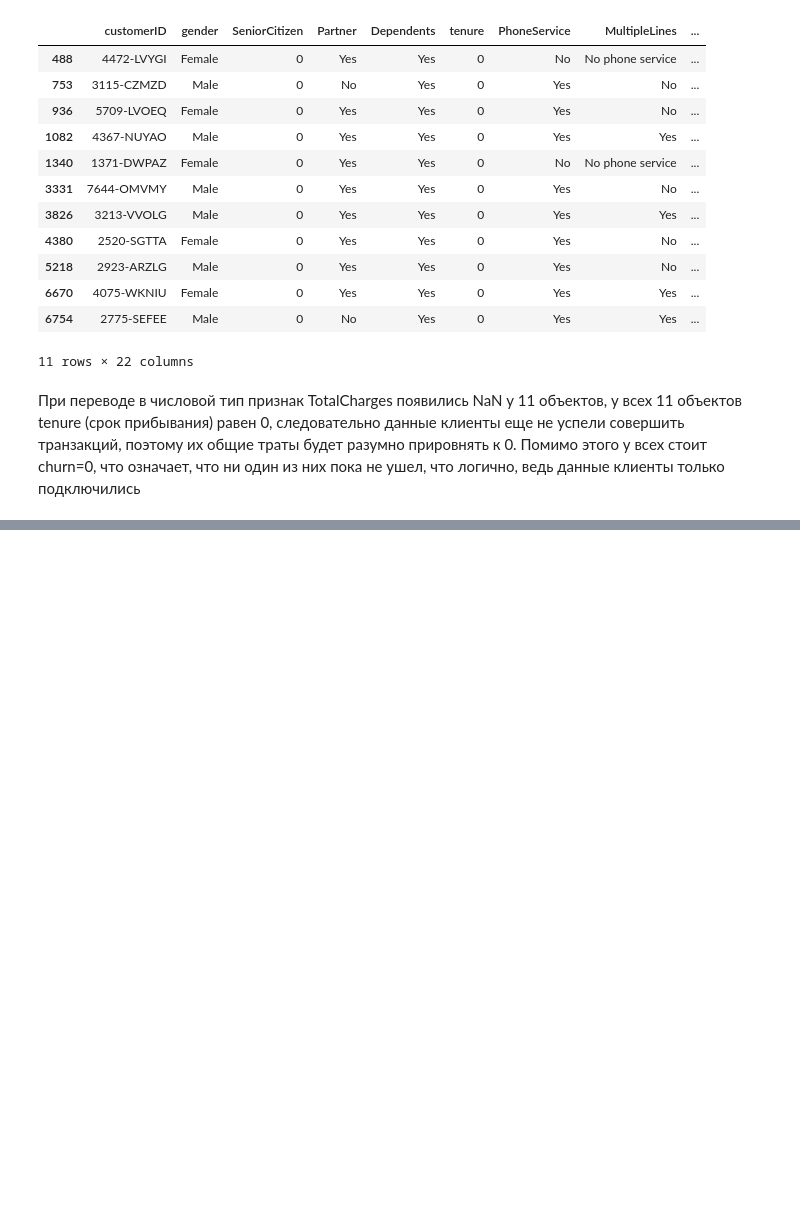
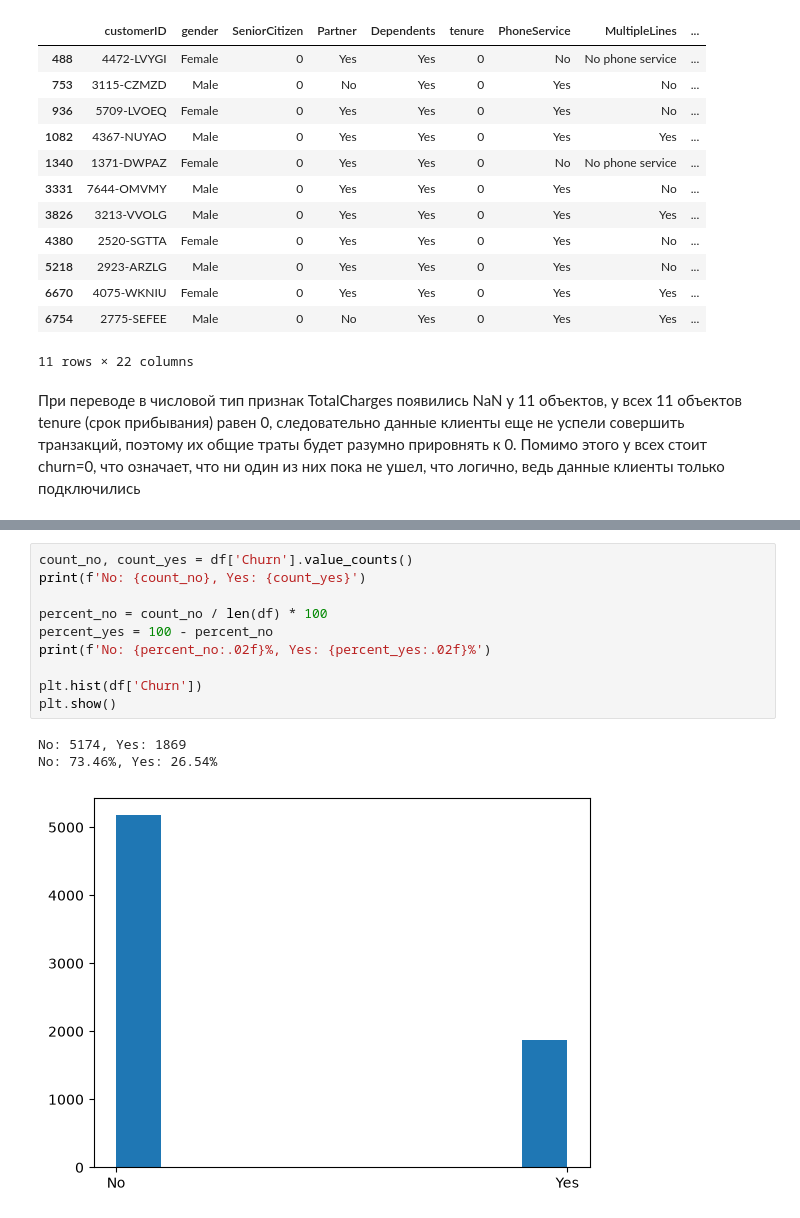
Before and after one commit to CondoR-R/telco-churn-project, a Jupyter notebook: notebooks/01_eda.ipynb, the cells around one changed output, grey strips where cells are left out. Cells and saved outputs as stored; diff of their text form; blank space fills up the shorter version.

Commit message:
распределение признаков и зависимость Churn от них в 01_eda.ipynb

```diff
--- a/notebooks/01_eda.ipynb
+++ b/notebooks/01_eda.ipynb
@@ -102,0 +114,14 @@ dtype: int64
+# %%
+count_no, count_yes = df['Churn'].value_counts()
+print(f'No: {count_no}, Yes: {count_yes}')
+
+percent_no = count_no / len(df) * 100
+percent_yes = 100 - percent_no
+print(f'No: {percent_no:.02f}%, Yes: {percent_yes:.02f}%')
+
+plt.hist(df['Churn'])
+plt.show()
+# %% [output]
+No: 5174, Yes: 1869
+No: 73.46%, Yes: 26.54%
+[figure, added]
```
Also changed, not shown: parts of 42 cells of this notebook.
